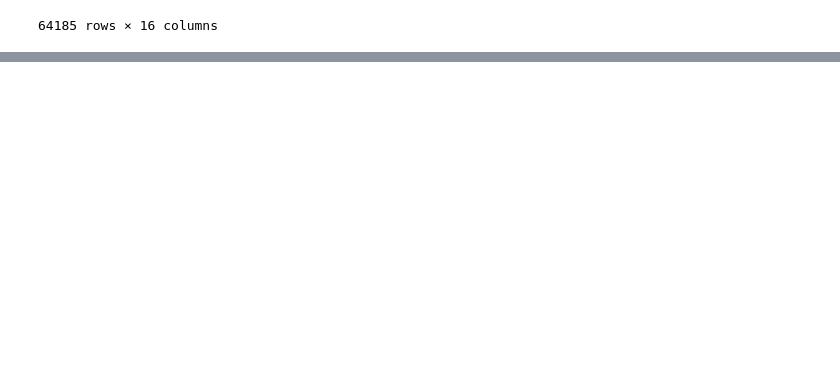
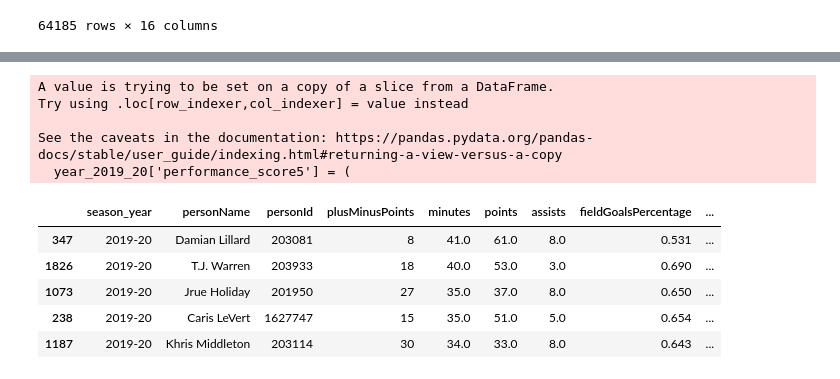
Before and after one commit to Jswine08/NBA_Player_Evolution_2020-2024, a Jupyter notebook: Capstone.ipynb, the cells around one changed output, grey strips where cells are left out. Saved outputs shown, nothing was run; the diff lists cells and outputs as text; code cells hidden in the pictures; blank space fills up the shorter version.

```diff
--- a/Capstone.ipynb
+++ b/Capstone.ipynb
@@ -317,0 +308,35 @@ year_2023_24.to_csv('year_2023_24.csv', index=False)
+# %%
+#find the agg average of 5 columns from 2022-23
+performance_score5 = year_2019_20.groupby(['season_year', 'personName']).agg({
+    'points': 'mean',
+    'assists': 'mean',
+    'minutes': 'mean',
+    'fieldGoalsPercentage': 'mean',
+    'plusMinusPoints': 'mean'
+}).reset_index()
+
+#Calculate personal performance score to rank players
+year_2019_20['performance_score5'] = (
+    year_2019_20['points'] +
+    year_2019_20['assists'] +
+    year_2019_20['fieldGoalsPercentage'] +
+    year_2019_20['plusMinusPoints']
+)
+
+year_2019_20_top_5 = year_2019_20.nlargest(5, 'performance_score5')
+year_2019_20_bottom_5= year_2019_20.nsmallest(5, 'performance_score5')
+# %% [output]
+A value is trying to be set on a copy of a slice from a DataFrame.
+Try using .loc[row_indexer,col_indexer] = value instead
+
+See the caveats in the documentation: https://pandas.pydata.org/pandas-docs/stable/user_guide/indexing.html#returning-a-view-versus-a-copy
+  year_2019_20['performance_score5'] = (
+# %%
+year_2019_20_top_5
+# %% [output]
+|  | season_year | personName | personId | plusMinusPoints | minutes | points | assists | fieldGoalsPercentage | ... |
+| 347 | 2019-20 | Damian Lillard | 203081 | 8 | 41.0 | 61.0 | 8.0 | 0.531 | ... |
+| 1826 | 2019-20 | T.J. Warren | 203933 | 18 | 40.0 | 53.0 | 3.0 | 0.690 | ... |
+| 1073 | 2019-20 | Jrue Holiday | 201950 | 27 | 35.0 | 37.0 | 8.0 | 0.650 | ... |
+| 238 | 2019-20 | Caris LeVert | 1627747 | 15 | 35.0 | 51.0 | 5.0 | 0.654 | ... |
+| 1187 | 2019-20 | Khris Middleton | 203114 | 30 | 34.0 | 33.0 | 8.0 | 0.643 | ... |
```
Also changed, not shown: parts of 30 cells of this notebook, 5 other files.
